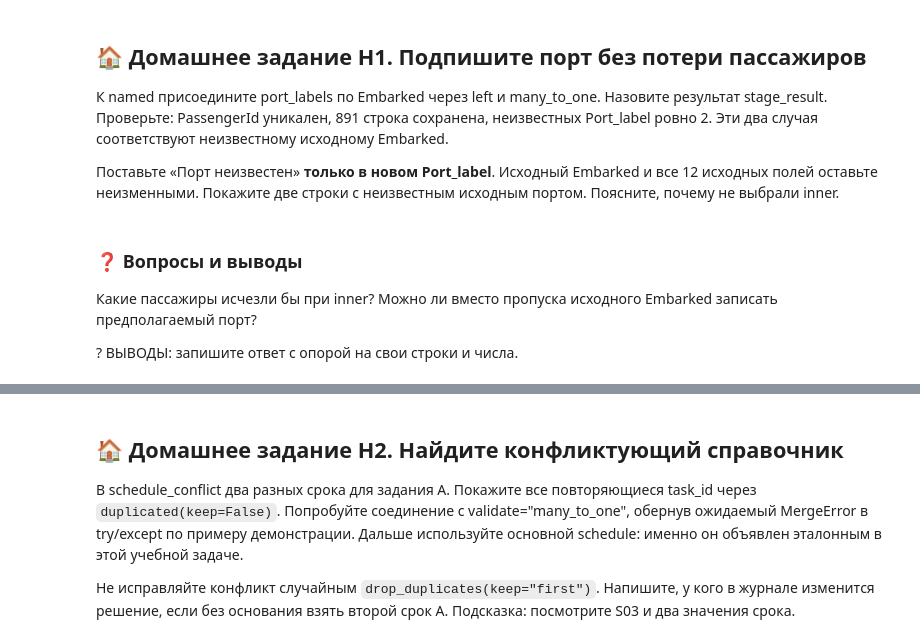
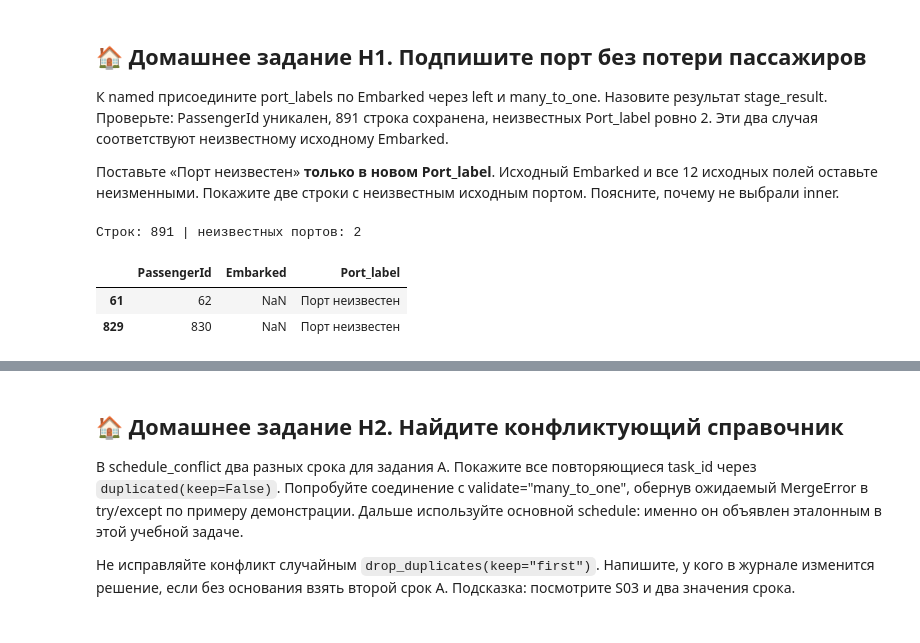
Before and after one commit to arraks1307/python-ai-course, a Jupyter notebook: homework/lesson-11/solution.ipynb, the cells around one changed output, grey strips where cells are left out. Drawn from its saved outputs; the diff is of its cells as text; code cells hidden in the pictures.

```diff
--- a/homework/lesson-11/solution.ipynb
+++ b/homework/lesson-11/solution.ipynb
@@ -666,6 +662,21 @@ pass
-# %% [markdown]
-### ❓ Вопросы и выводы
-
-Какие пассажиры исчезли бы при inner? Можно ли вместо пропуска исходного Embarked записать предполагаемый порт?
-
-? ВЫВОДЫ: запишите ответ с опорой на свои строки и числа.
+# %%
+assert port_labels["Embarked"].is_unique and port_labels["Embarked"].notna().all()
+
+stage_result = named.merge(port_labels, how="left", on="Embarked", validate="many_to_one")
+
+n_unknown = stage_result["Port_label"].isna().sum()
+print("Строк:", len(stage_result), "| неизвестных портов:", n_unknown)
+assert len(stage_result) == len(named) == 891
+assert stage_result["PassengerId"].is_unique
+assert n_unknown == 2
+
+# заполняем только новую подпись, исходный Embarked не трогаем
+stage_result["Port_label"] = stage_result["Port_label"].fillna("Порт неизвестен")
+
+display(stage_result[stage_result["Embarked"].isna()][["PassengerId", "Embarked", "Port_label"]])
+pd.testing.assert_frame_equal(stage_result[source_columns], raw, check_dtype=False)
+# %% [output]
+Строк: 891 | неизвестных портов: 2
+|  | PassengerId | Embarked | Port_label |
+| 61 | 62 | NaN | Порт неизвестен |
+| 829 | 830 | NaN | Порт неизвестен |
```
Also changed, not shown: parts of 11 cells of this notebook.
